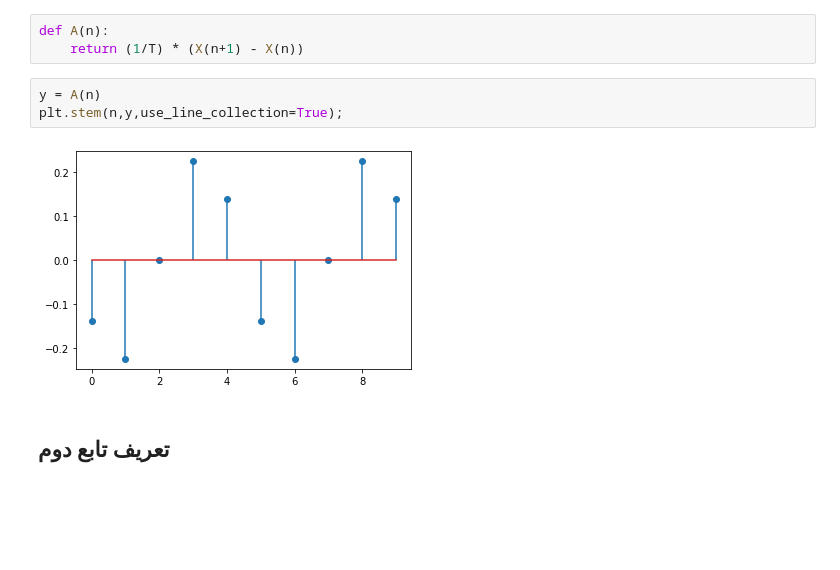
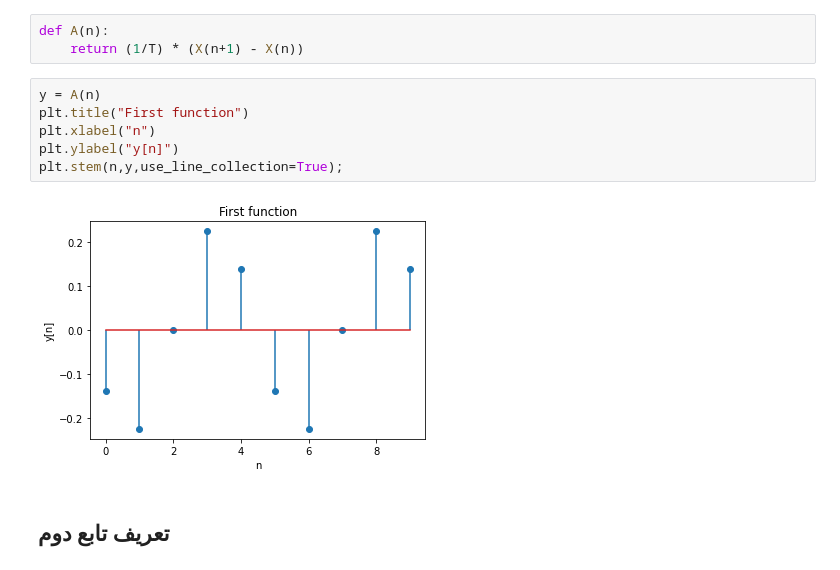
Before and after one commit to ae2079/SS_CA1, a Jupyter notebook: Discrete Time Function Drowing.ipynb, the cells around one changed output. Saved outputs shown, nothing was run; the diff lists cells and outputs as text; blank space fills up the shorter version.

```diff
--- a/Discrete Time Function Drowing.ipynb
+++ b/Discrete Time Function Drowing.ipynb
@@ -28,9 +31,12 @@ def A(n):
     return (1/T) * (X(n+1) - X(n))
 # %%
 y = A(n)
+plt.title("First function")
+plt.xlabel("n")
+plt.ylabel("y[n]")
 plt.stem(n,y,use_line_collection=True);
 # %% [output]
-[figure, old version]
+[figure, new version]
 # %% [markdown]
 ## تعریف تابع دوم
 # %%
```
Also changed, not shown: parts of 8 cells of this notebook, 7 other files.
